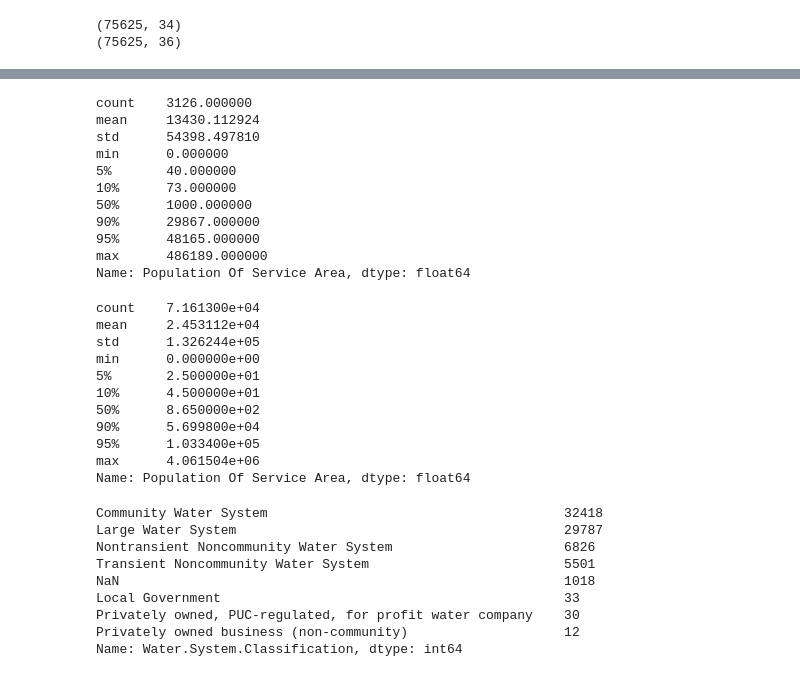
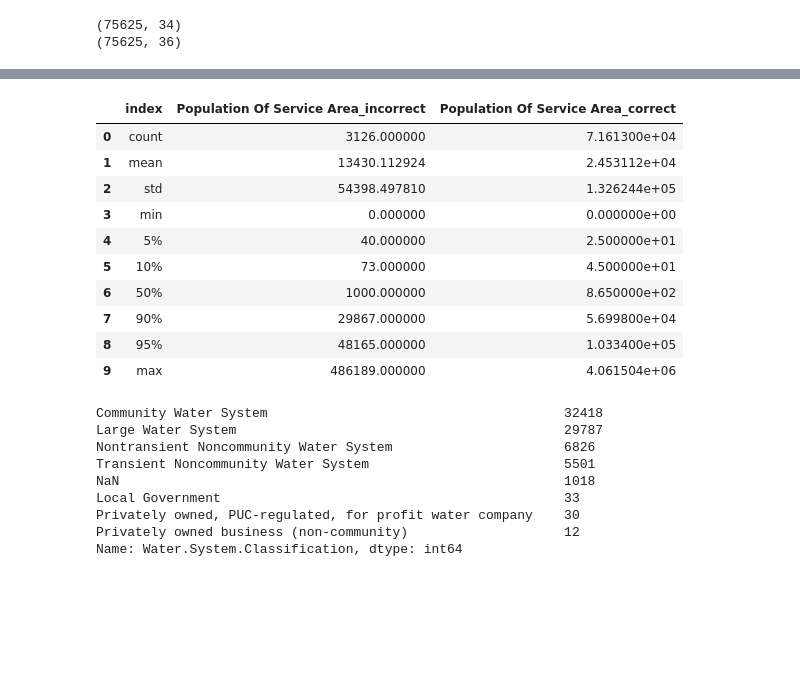
Before and after one commit to ozzysChiefDataScientist/water, a Jupyter notebook: notebooks/4_unit_correction_model.ipynb, the cells around one changed output, grey strips where cells are left out. Cells and saved outputs as stored; diff of their text form; code cells hidden in the pictures; blank space fills up the shorter version.

```diff
--- a/notebooks/4_unit_correction_model.ipynb
+++ b/notebooks/4_unit_correction_model.ipynb
@@ -144,34 +113,17 @@ plt.show()
-# %%
-deliv[(pd.isnull(deliv['Population Of Service Area'])==False)
-                  & (deliv['original_units_incorrect']==1)]['Population Of Service Area'].describe(percentiles=[0.05,0.1,0.5,0.9,0.95])
-# %% [output]
-count    3126.000000
-mean     13430.112924
-std      54398.497810
-min      0.000000
-5%       40.000000
-10%      73.000000
-50%      1000.000000
-90%      29867.000000
-95%      48165.000000
-max      486189.000000
-Name: Population Of Service Area, dtype: float64
-# %%
-deliv[(pd.isnull(deliv['Population Of Service Area'])==False)
-                  & (deliv['original_units_incorrect']==0)]['Population Of Service Area'].describe(percentiles=[0.05,0.1,0.5,0.9,0.95])
-# Correct Units have higher median; larger service areas may have more staff to help ensure accurate reporting?#
-# %% [output]
-count    7.161300e+04
-mean     2.453112e+04
-std      1.326244e+05
-min      0.000000e+00
-5%       2.500000e+01
-10%      4.500000e+01
-50%      8.650000e+02
-90%      5.699800e+04
-95%      1.033400e+05
-max      4.061504e+06
-Name: Population Of Service Area, dtype: float64
+# %%
+data.compare_correct_incorrect_values(deliv,'Population Of Service Area')
+# %% [output]
+|  | index | Population Of Service Area_incorrect | Population Of Service Area_correct |
+| 0 | count | 3126.000000 | 7.161300e+04 |
+| 1 | mean | 13430.112924 | 2.453112e+04 |
+| 2 | std | 54398.497810 | 1.326244e+05 |
+| 3 | min | 0.000000 | 0.000000e+00 |
+| 4 | 5% | 40.000000 | 2.500000e+01 |
+| 5 | 10% | 73.000000 | 4.500000e+01 |
+| 6 | 50% | 1000.000000 | 8.650000e+02 |
+| 7 | 90% | 29867.000000 | 5.699800e+04 |
+| 8 | 95% | 48165.000000 | 1.033400e+05 |
+| 9 | max | 486189.000000 | 4.061504e+06 |
 # %%
 ############
 # Create features: Water System Classification
```
Also changed, not shown: parts of 72 cells of this notebook, 4 other files.
